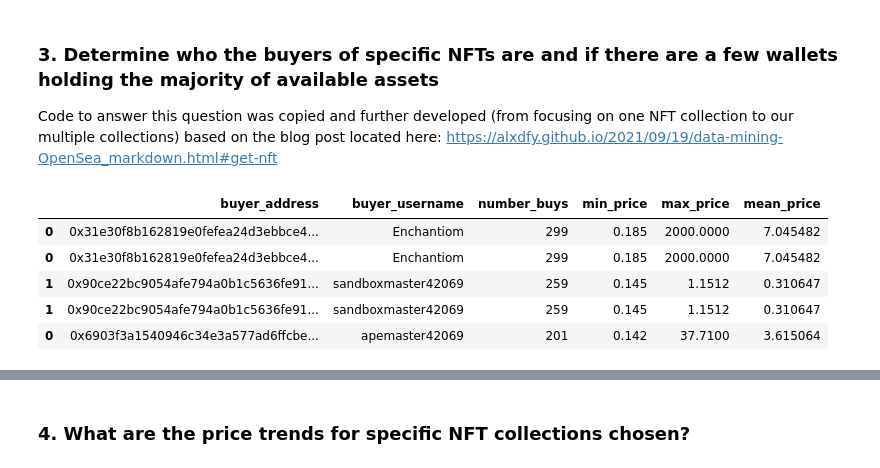
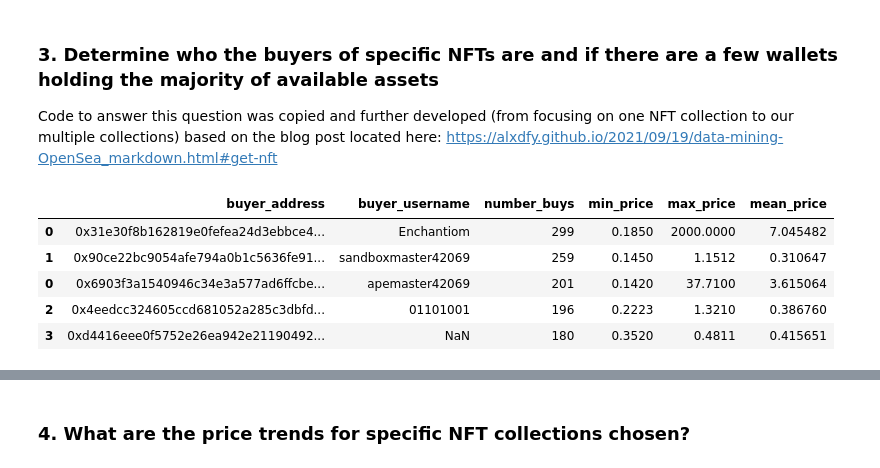
Before and after one commit to bradkaley/NFT_Market_Analysis, a Jupyter notebook: Part_2_Data_Collection_Analysis.ipynb, the cells around one changed output, grey strips where cells are left out. Cells and saved outputs as stored; diff of their text form; code cells hidden in the pictures.

Commit message:
Removed Baby Ape data due to it being a duplicate. Finished all plots.

```diff
--- a/Part_2_Data_Collection_Analysis.ipynb
+++ b/Part_2_Data_Collection_Analysis.ipynb
@@ -499,15 +467,15 @@ top_baby_ape_buyers = pd.DataFrame(baby_ape_buyers)
 # %%
 #Concatenate the buyer data for each collection into one dataframe
-top_nft_buyers = pd.concat([top_bored_ape_buyers,top_mutant_ape_buyers,top_sandbox_buyers,top_baby_ape_buyers],axis="rows",join="inner")
+top_nft_buyers = pd.concat([top_bored_ape_buyers,top_mutant_ape_buyers,top_sandbox_buyers],axis="rows",join="inner")
 top_nft_buyers.sort_values(["number_buys"],ascending=False,inplace=True)
 top_nft_buyers.head()
 # %% [output]
 |  | buyer_address | buyer_username | number_buys | min_price | max_price | mean_price |
-| 0 | 0x31e30f8b162819e0fefea24d3ebbce4... | Enchantiom | 299 | 0.185 | 2000.0000 | 7.045482 |
-| 0 | 0x31e30f8b162819e0fefea24d3ebbce4... | Enchantiom | 299 | 0.185 | 2000.0000 | 7.045482 |
-| 1 | 0x90ce22bc9054afe794a0b1c5636fe91... | sandboxmaster42069 | 259 | 0.145 | 1.1512 | 0.310647 |
-| 1 | 0x90ce22bc9054afe794a0b1c5636fe91... | sandboxmaster42069 | 259 | 0.145 | 1.1512 | 0.310647 |
-| 0 | 0x6903f3a1540946c34e3a577ad6ffcbe... | apemaster42069 | 201 | 0.142 | 37.7100 | 3.615064 |
+| 0 | 0x31e30f8b162819e0fefea24d3ebbce4... | Enchantiom | 299 | 0.1850 | 2000.0000 | 7.045482 |
+| 1 | 0x90ce22bc9054afe794a0b1c5636fe91... | sandboxmaster42069 | 259 | 0.1450 | 1.1512 | 0.310647 |
+| 0 | 0x6903f3a1540946c34e3a577ad6ffcbe... | apemaster42069 | 201 | 0.1420 | 37.7100 | 3.615064 |
+| 2 | 0x4eedcc324605ccd681052a285c3dbfd... | 01101001 | 196 | 0.2223 | 1.3210 | 0.386760 |
+| 3 | 0xd4416eee0f5752e26ea942e21190492... | NaN | 180 | 0.3520 | 0.4811 | 0.415651 |
 # %%
 #Create bins for the sellers based on the amount of sales they perform so we can plot it
 buy_bin_labels = ["0-1","1-2","2-3","3-4","4-5","5-10","10-20","20-30","30-40","40-50","50-100","100-150","150-200","200-250","250-300",">300"]
```
Also changed, not shown: parts of 26 cells of this notebook, 15 other files.
